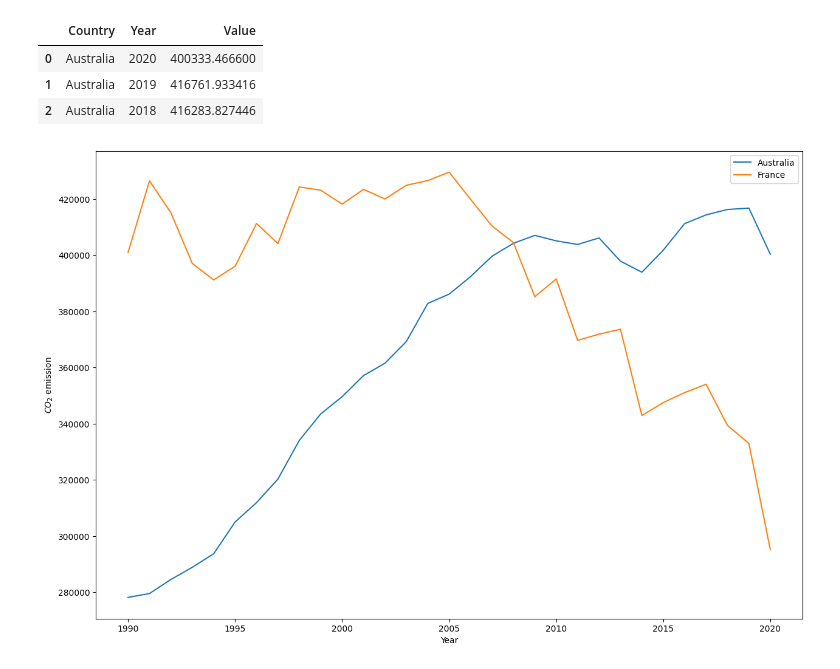
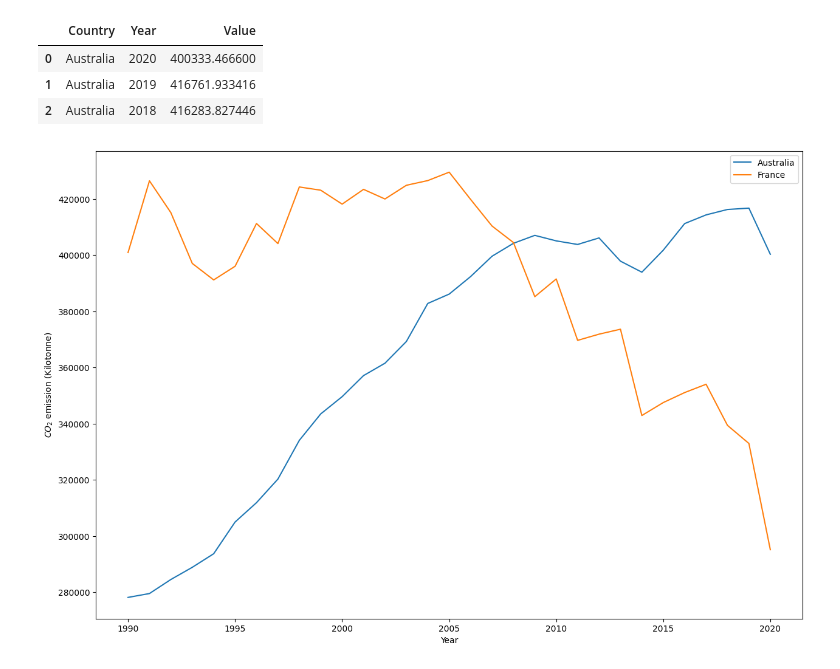
Before and after one commit to anujthapamagar/FEDS, a Jupyter notebook: FEDS_exam.ipynb, the cells around one changed output. Cells and saved outputs as stored; diff of their text form; code cells hidden in the pictures.

```diff
--- a/FEDS_exam.ipynb
+++ b/FEDS_exam.ipynb
@@ -157,8 +157,8 @@ df2.head(3)
 # %%
 plt.figure(figsize = (15,10))
 sns.lineplot(data = df2, x = df2[df2.Country=='Australia'].Year, y = df2[df2.Country=='Australia'].Value, label = 'Australia')
 sns.lineplot(data = df2, x = df2[df2.Country=='France'].Year, y = df2[df2.Country=='France'].Value, label = 'France')
 plt.xlabel('Year')
-plt.ylabel('$CO_{2}$ emission');
+plt.ylabel('$CO_{2}$ emission (Kilotonne)');
 # %% [output]
-[figure, old version]
+[figure, new version]
```
Also changed, not shown: parts of 2 cells of this notebook.
